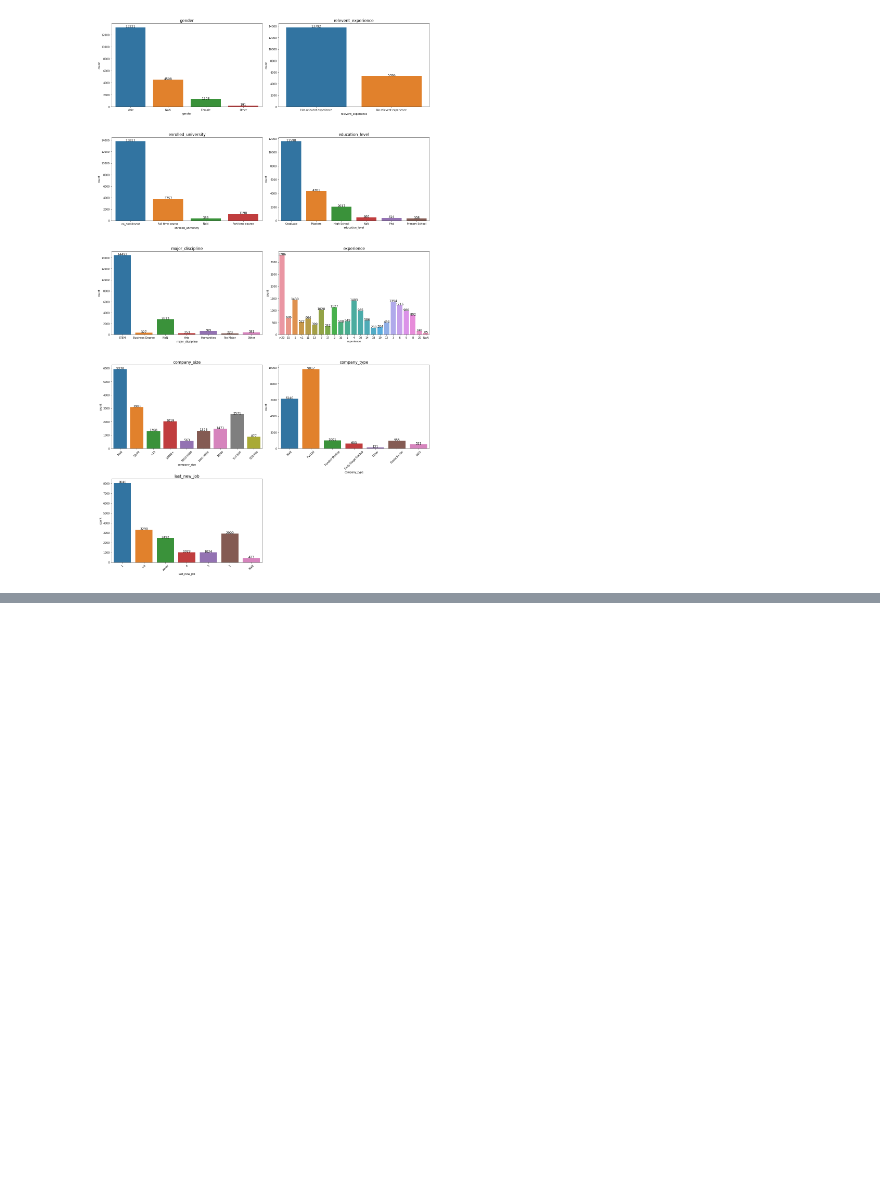
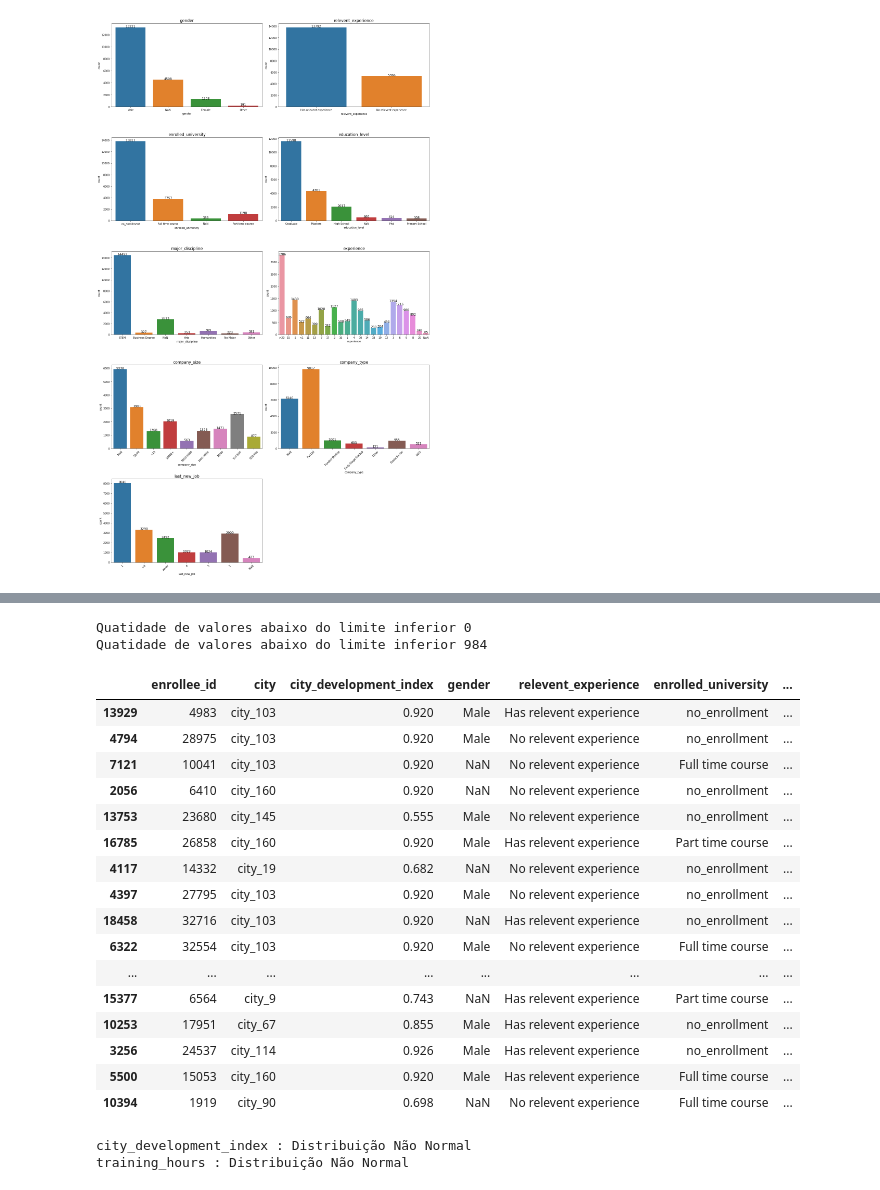
Before and after one commit to EngFrederico/analise_rh, a Jupyter notebook: analise_dados_rh.ipynb, the cells around one changed output, grey strips where cells are left out. Saved outputs shown, nothing was run; the diff lists cells and outputs as text; code cells hidden in the pictures; blank space fills up the shorter version.

Commit message:
verificacao da normalidade dos dados

```diff
--- a/analise_dados_rh.ipynb
+++ b/analise_dados_rh.ipynb
@@ -233,0 +329,52 @@ plt.tight_layout(h_pad = 2)
+# %%
+# filtrando na base os valores discrepantes
+# por esse calculo só temos valores outliers acima do limite superior
+
+print(f"Quatidade de valores abaixo do limite inferior {df.query('training_hours < -74.5')['enrollee_id'].count()}")
+
+print(f"Quatidade de valores abaixo do limite inferior {df.query('training_hours > 185.5')['enrollee_id'].count()}")
+# %% [output]
+Quatidade de valores abaixo do limite inferior 0
+Quatidade de valores abaixo do limite inferior 984
+# %%
+# top 20
+
+df.query('training_hours > 185.5').sort_values(by=['training_hours'],ascending=False)[:20]
+# %% [output]
+|  | enrollee_id | city | city_development_index | gender | relevent_experience | enrolled_university | ... |
+| 13929 | 4983 | city_103 | 0.920 | Male | Has relevent experience | no_enrollment | ... |
+| 4794 | 28975 | city_103 | 0.920 | Male | No relevent experience | no_enrollment | ... |
+| 7121 | 10041 | city_103 | 0.920 | NaN | No relevent experience | Full time course | ... |
+| 2056 | 6410 | city_160 | 0.920 | NaN | No relevent experience | no_enrollment | ... |
+| 13753 | 23680 | city_145 | 0.555 | Male | No relevent experience | no_enrollment | ... |
+| 16785 | 26858 | city_160 | 0.920 | Male | Has relevent experience | Part time course | ... |
+| 4117 | 14332 | city_19 | 0.682 | NaN | No relevent experience | no_enrollment | ... |
+| 4397 | 27795 | city_103 | 0.920 | Male | No relevent experience | no_enrollment | ... |
+| 18458 | 32716 | city_103 | 0.920 | NaN | Has relevent experience | no_enrollment | ... |
+| 6322 | 32554 | city_103 | 0.920 | Male | No relevent experience | Full time course | ... |
+| ... | ... | ... | ... | ... | ... | ... | ... |
+| 15377 | 6564 | city_9 | 0.743 | NaN | Has relevent experience | Part time course | ... |
+| 10253 | 17951 | city_67 | 0.855 | Male | Has relevent experience | no_enrollment | ... |
+| 3256 | 24537 | city_114 | 0.926 | Male | Has relevent experience | no_enrollment | ... |
+| 5500 | 15053 | city_160 | 0.920 | Male | Has relevent experience | Full time course | ... |
+| 10394 | 1919 | city_90 | 0.698 | NaN | No relevent experience | Full time course | ... |
+# %%
+# Teste de Normalidade da Distribuição
+
+# Lista com as variáveis numéricas
+numerical_feature = ['city_development_index', 'training_hours']
+
+# Loop
+for i in numerical_feature:
+
+    # Calcula a normalidade
+    stats, pval = normaltest(df[i])
+
+     # Checar valor-p
+    if pval > 0.05:
+        print(i, ': Distribuição Normal')
+    else:
+        print(i, ': Distribuição Não Normal')
+# %% [output]
+city_development_index : Distribuição Não Normal
+training_hours : Distribuição Não Normal
```
Also changed, not shown: parts of 9 cells of this notebook.
